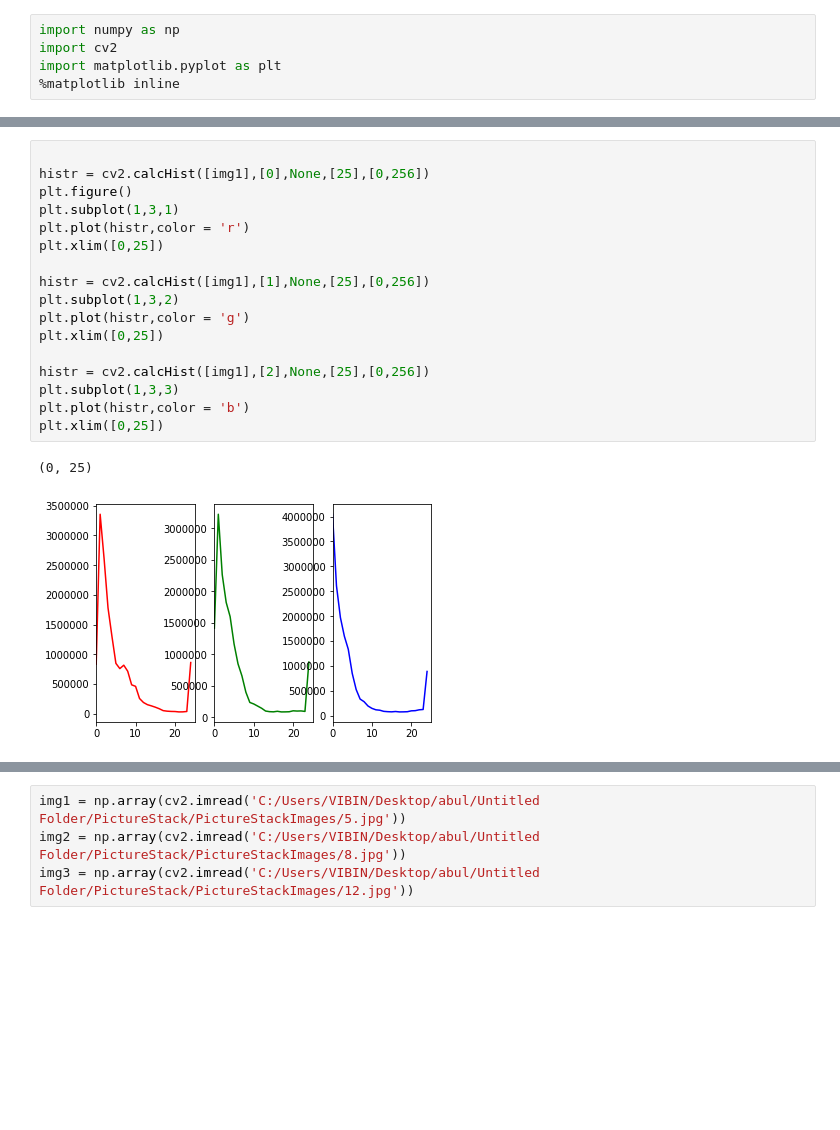
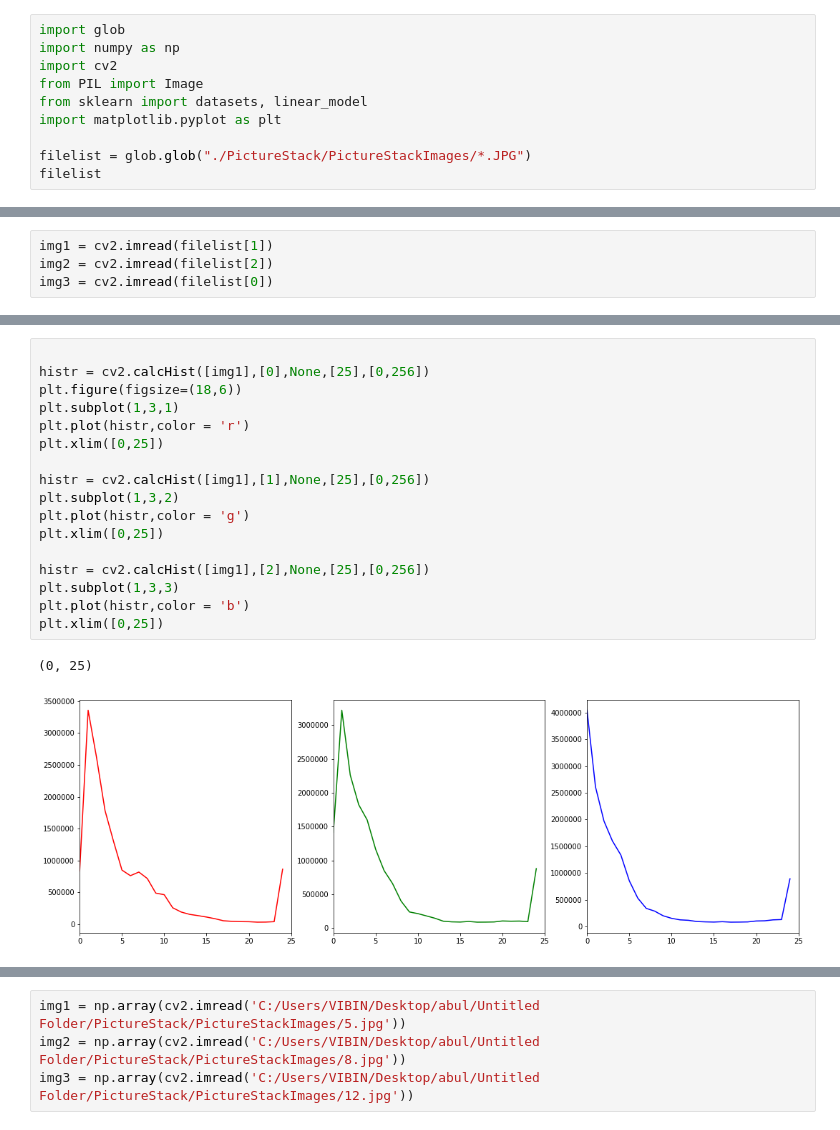
Before and after one commit to iamvibin/CE264HDR, a Jupyter notebook: Plot Histogram.ipynb, the cells around one changed output, grey strips where cells are left out. Saved outputs shown, nothing was run; the diff lists cells and outputs as text; blank space fills up the shorter version.

```diff
--- a/Plot Histogram.ipynb
+++ b/Plot Histogram.ipynb
@@ -1,5 +1,10 @@
 # %%
+import glob
 import numpy as np
 import cv2
+from PIL import Image
+from sklearn import datasets, linear_model
 import matplotlib.pyplot as plt
-%matplotlib inline
+
+filelist = glob.glob("./PictureStack/PictureStackImages/*.JPG")
+filelist
@@ -9,0 +15,4 @@ img3 = np.array(cv2.imread('C:/Users/VIBIN/Desktop/abul/Untitled Folder/PictureS
+# %%
+img1 = cv2.imread(filelist[1])
+img2 = cv2.imread(filelist[2])
+img3 = cv2.imread(filelist[0])
@@ -10,22 +30,22 @@ img3 = np.array(cv2.imread('C:/Users/VIBIN/Desktop/abul/Untitled Folder/PictureS
 # %%
 
 histr = cv2.calcHist([img1],[0],None,[25],[0,256])
-plt.figure()
+plt.figure(figsize=(18,6))
 plt.subplot(1,3,1)
 plt.plot(histr,color = 'r')
 plt.xlim([0,25])
 
 histr = cv2.calcHist([img1],[1],None,[25],[0,256])
 plt.subplot(1,3,2)
 plt.plot(histr,color = 'g')
 plt.xlim([0,25])
 
 histr = cv2.calcHist([img1],[2],None,[25],[0,256])
 plt.subplot(1,3,3)
 plt.plot(histr,color = 'b')
 plt.xlim([0,25])
 # %% [output]
 (0, 25)
-[figure, old version]
+[figure, new version]
 # %%
 histr = cv2.calcHist([img2],[0],None,[25],[0,256])
```
Also changed, not shown: parts of 13 cells of this notebook.
